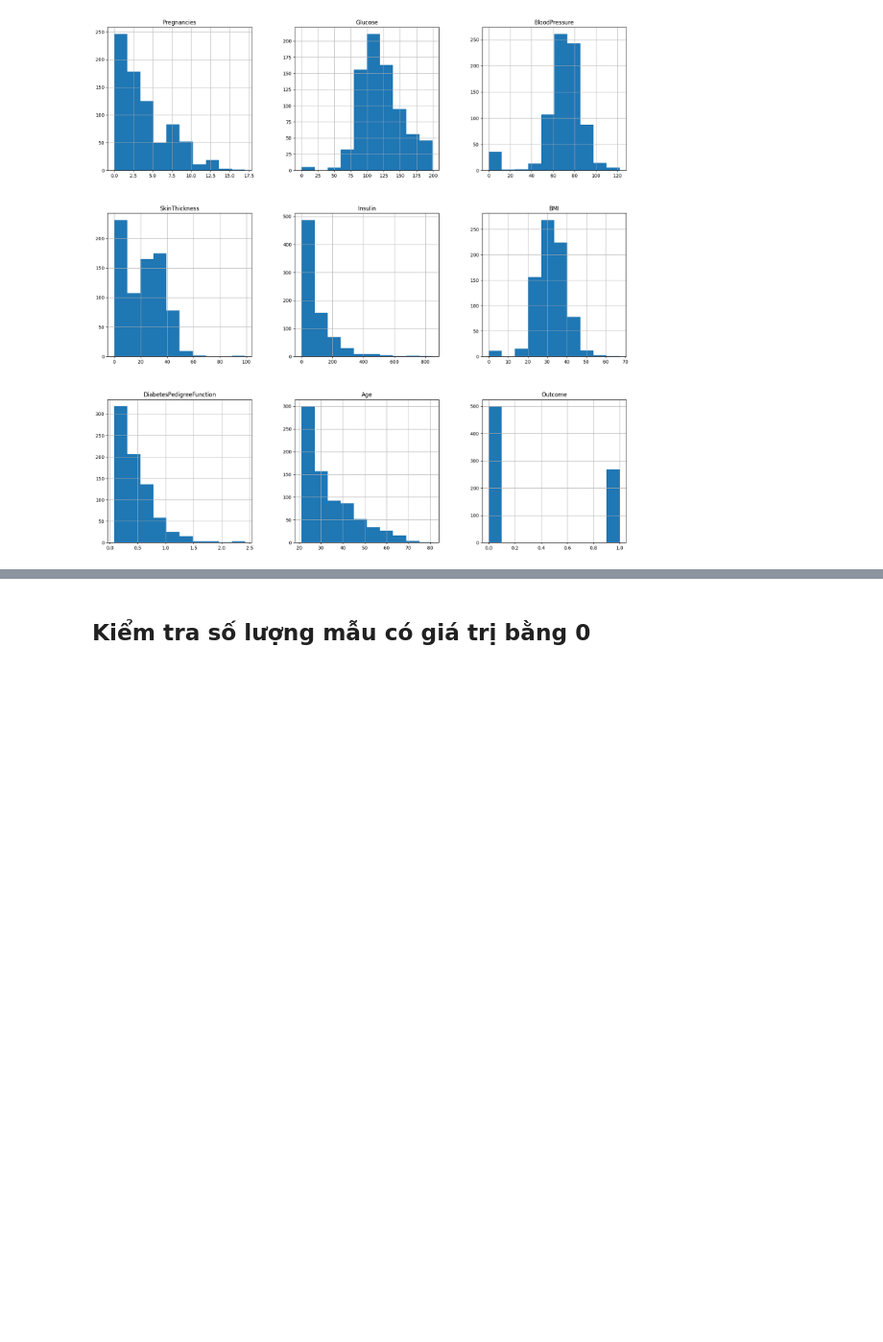
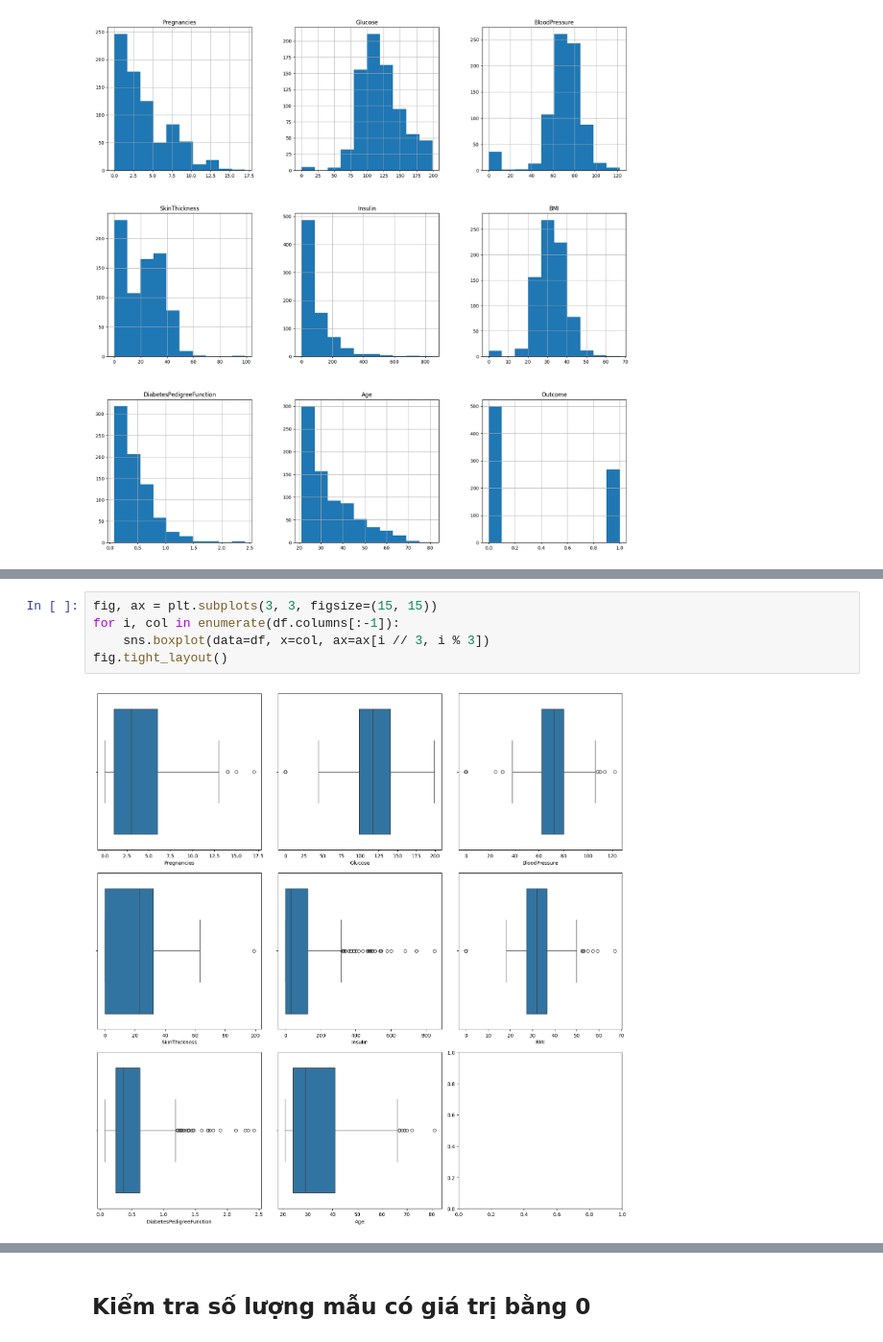
Before and after one commit to kimcuongdev/DiabetesPrediction, a Jupyter notebook: diabetes_prediction_v4.ipynb, the cells around one changed output, grey strips where cells are left out. Shown at 96% size. Drawn from its saved outputs; the diff is of its cells as text; blank space fills up the shorter version.

```diff
--- a/diabetes_prediction_v4.ipynb
+++ b/diabetes_prediction_v4.ipynb
@@ -44,0 +138,7 @@ array([[<Axes: title={'center': 'Pregnancies'}>,
+# %%
+fig, ax = plt.subplots(3, 3, figsize=(15, 15))
+for i, col in enumerate(df.columns[:-1]):
+    sns.boxplot(data=df, x=col, ax=ax[i // 3, i % 3])
+fig.tight_layout()
+# %% [output]
+[figure, added]
```
Also changed, not shown: parts of 82 cells of this notebook.
